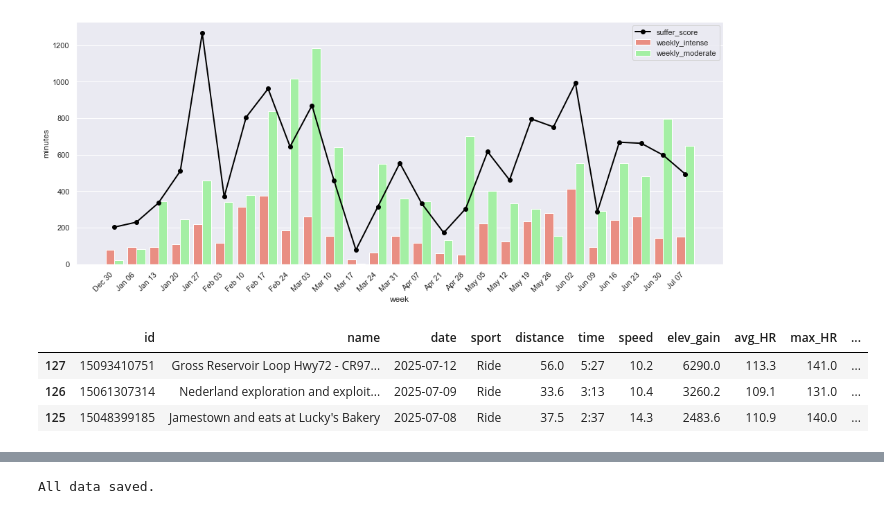
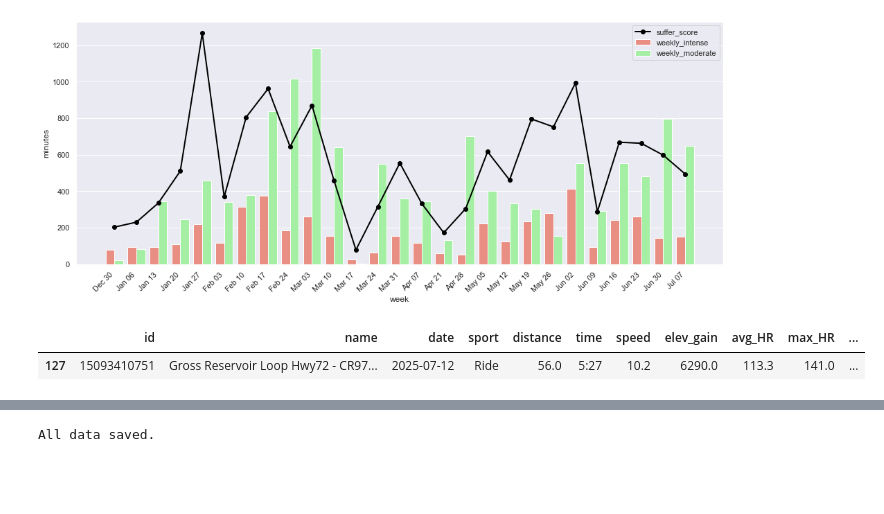
Before and after one commit to edterrell/healthy_heart, a Jupyter notebook: strava_API.ipynb, the cells around one changed output, grey strips where cells are left out. Saved outputs shown, nothing was run; the diff lists cells and outputs as text; code cells hidden in the pictures; blank space fills up the shorter version.

```diff
--- a/strava_API.ipynb
+++ b/strava_API.ipynb
@@ -127,8 +240,7 @@ strava_df.head()
 ### Build strava_df from activities
 # %%
 # drop activities where no heartrate data was collected
-strava_df = strava_df.dropna(subset=['average_heartrate'])
-#strava_df.head(2)
+# strava_df = strava_df.dropna(subset=['average_heartrate'])
 
 # process data with function cleanup (from clean_convert.py)
 cleanup (strava_df)
@@ -317,10 +417,8 @@ plt.show()
 # %% [output]
 [figure]
 # %%
-strava_df.head(3)
+strava_df.head(1)
 # %% [output]
 |  | id | name | date | sport | distance | time | speed | elev_gain | avg_HR | max_HR | ... |
 | 127 | 15093410751 | Gross Reservoir Loop Hwy72 - CR97... | 2025-07-12 | Ride | 56.0 | 5:27 | 10.2 | 6290.0 | 113.3 | 141.0 | ... |
-| 126 | 15061307314 | Nederland exploration and exploit... | 2025-07-09 | Ride | 33.6 | 3:13 | 10.4 | 3260.2 | 109.1 | 131.0 | ... |
-| 125 | 15048399185 | Jamestown and eats at Lucky's Bakery | 2025-07-08 | Ride | 37.5 | 2:37 | 14.3 | 2483.6 | 110.9 | 140.0 | ... |
 # %%
```
Also changed, not shown: parts of 39 cells of this notebook, 4 other files.
